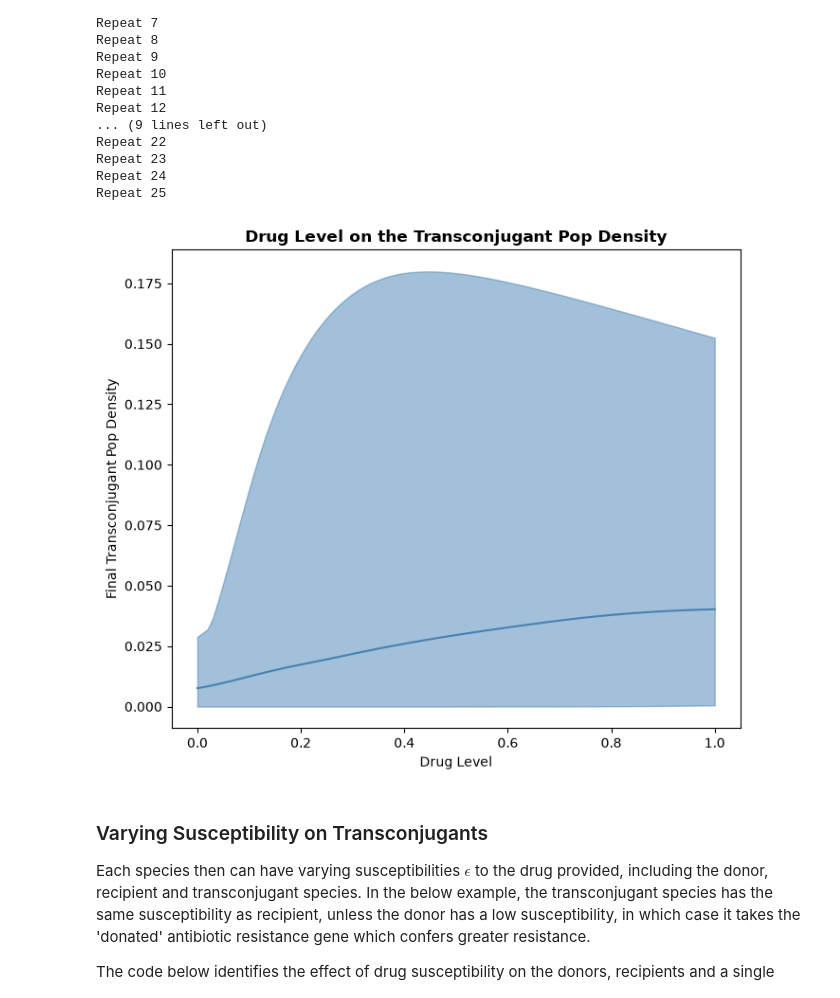
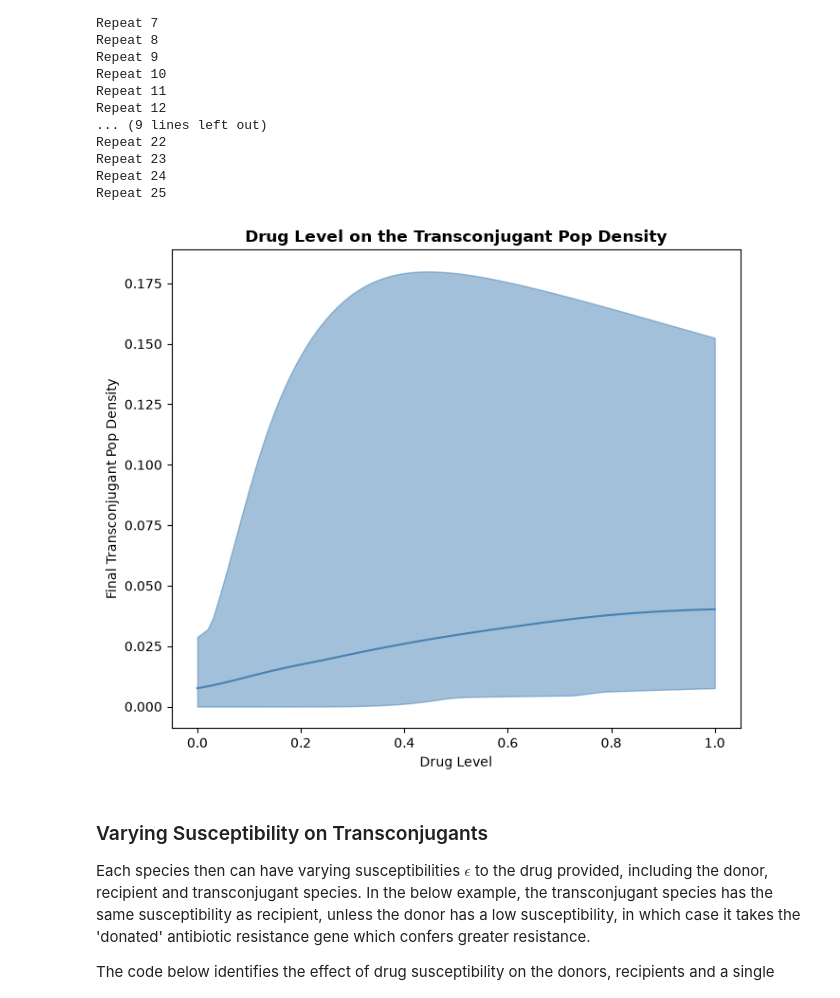
Before and after one commit to amybda/bacterial-community-conjugation-ODE, a Jupyter notebook: ODEconjugation/model-walkthrough.ipynb, the cells around one changed output. Drawn from its saved outputs; the diff is of its cells as text; code cells hidden in the pictures.

Commit message:
update drug level plot appearance

```diff
--- a/ODEconjugation/model-walkthrough.ipynb
+++ b/ODEconjugation/model-walkthrough.ipynb
@@ -897,20 +897,20 @@ Repeat 25
 # %%
 #Load data
 drug_level = np.linspace(0, 1, 101)
 final_transconjugants = np.load(f'{datadir}change_drug_strength.npy')
 
 # Plot the results of the effect of conjugation_rate on transconjugants
 fig, ax = plt.subplots(figsize=(7,6))
 plt.plot(drug_level, final_transconjugants.mean(axis=1), color='steelblue')
-plt.fill_between(drug_level, final_transconjugants.min(axis=1), final_transconjugants.max(axis=1), alpha=0.5, color='steelblue')
+plt.fill_between(drug_level, np.percentile(final_transconjugants, 10, axis=1), np.percentile(final_transconjugants, 100, axis=1), alpha=0.5, color='steelblue')
 ax.set_xlabel('Drug Level')
 ax.set_ylabel('Final Transconjugant Pop Density')
 plt.title('Drug Level on the Transconjugant Pop Density', fontweight='bold')
 plt.tight_layout()
 plt.savefig(f'{figdir}vary_drug_level_transconjugants.png', dpi=500)
 plt.show()
 # %% [output]
-[figure, old version]
+[figure, new version]
 # %% [markdown]
 ### Varying Susceptibility on Transconjugants
 
```
Also changed, not shown: 1 other file.
